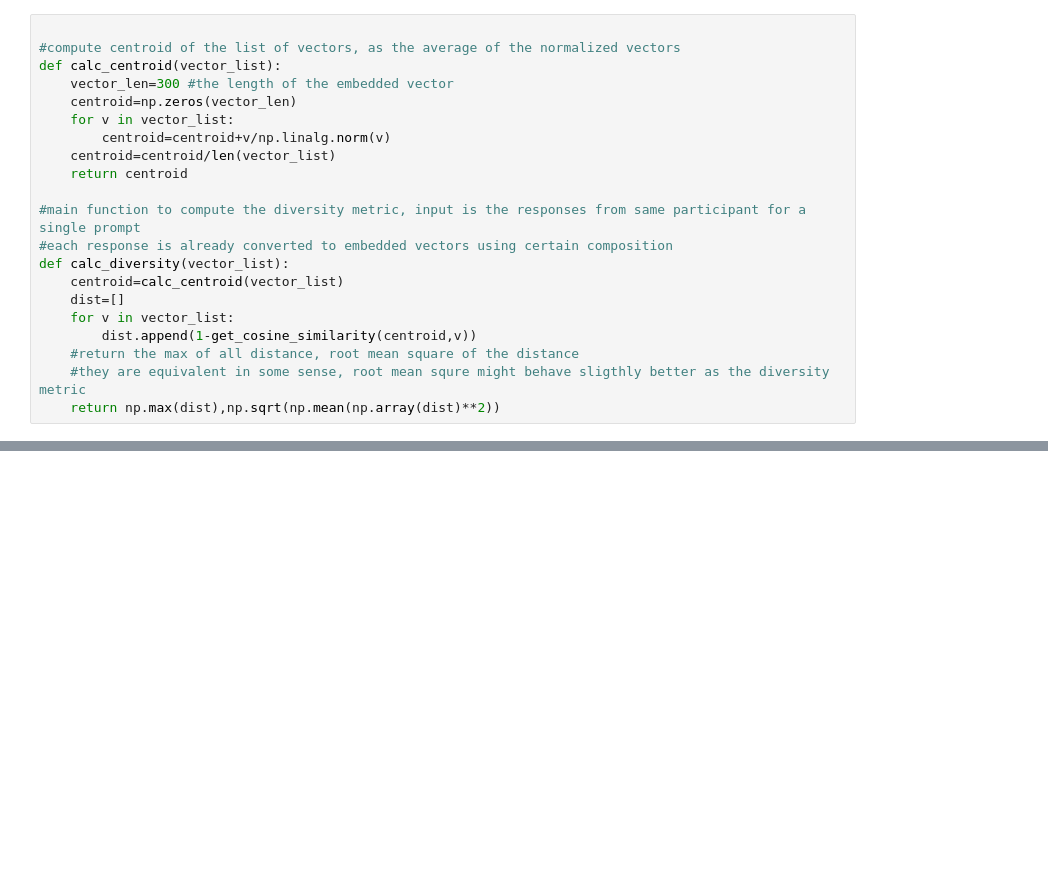
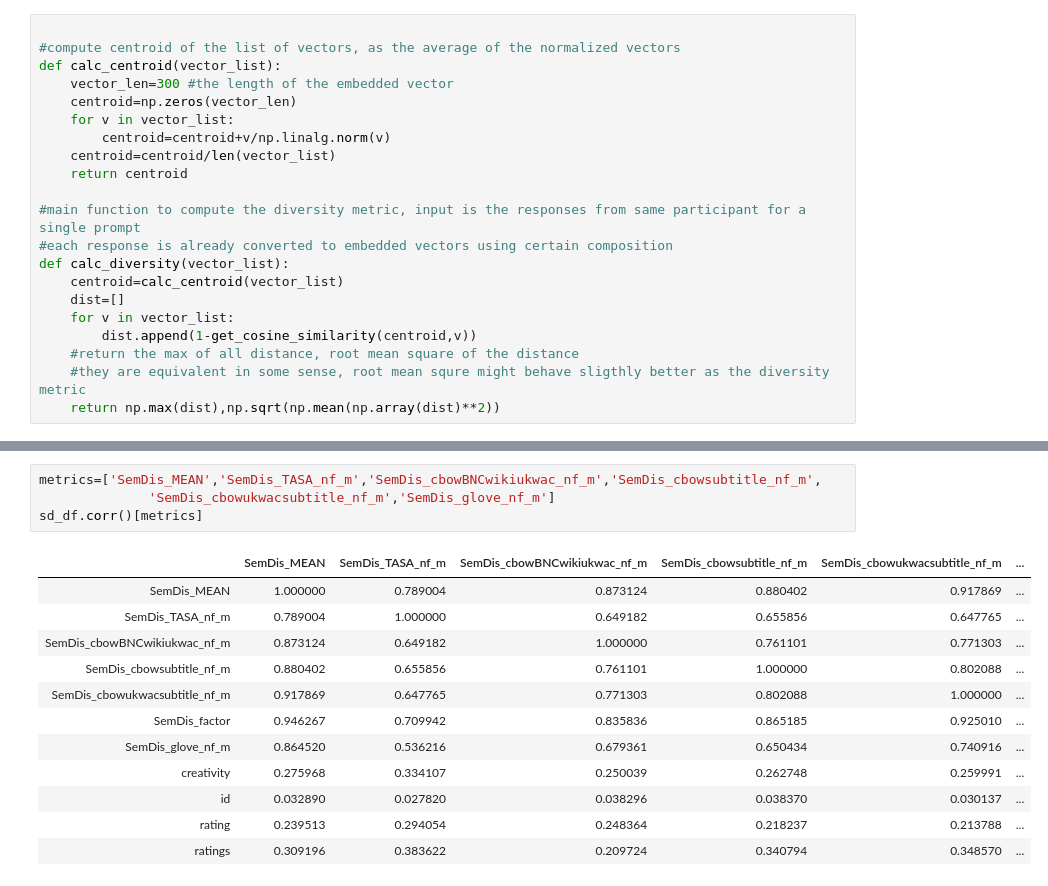
Before and after one commit to DijunQuant/AUT-Scoring, a Jupyter notebook: scripts/Sandbox.ipynb, the cells around one changed output, grey strips where cells are left out. Drawn from its saved outputs; the diff is of its cells as text; blank space fills up the shorter version.

```diff
--- a/scripts/Sandbox.ipynb
+++ b/scripts/Sandbox.ipynb
@@ -123,0 +232,17 @@ def calc_diversity(vector_list):
+# %%
+metrics=['SemDis_MEAN','SemDis_TASA_nf_m','SemDis_cbowBNCwikiukwac_nf_m','SemDis_cbowsubtitle_nf_m',
+              'SemDis_cbowukwacsubtitle_nf_m','SemDis_glove_nf_m']
+sd_df.corr()[metrics]
+# %% [output]
+|  | SemDis_MEAN | SemDis_TASA_nf_m | SemDis_cbowBNCwikiukwac_nf_m | SemDis_cbowsubtitle_nf_m | SemDis_cbowukwacsubtitle_nf_m | ... |
+| SemDis_MEAN | 1.000000 | 0.789004 | 0.873124 | 0.880402 | 0.917869 | ... |
+| SemDis_TASA_nf_m | 0.789004 | 1.000000 | 0.649182 | 0.655856 | 0.647765 | ... |
+| SemDis_cbowBNCwikiukwac_nf_m | 0.873124 | 0.649182 | 1.000000 | 0.761101 | 0.771303 | ... |
+| SemDis_cbowsubtitle_nf_m | 0.880402 | 0.655856 | 0.761101 | 1.000000 | 0.802088 | ... |
+| SemDis_cbowukwacsubtitle_nf_m | 0.917869 | 0.647765 | 0.771303 | 0.802088 | 1.000000 | ... |
+| SemDis_factor | 0.946267 | 0.709942 | 0.835836 | 0.865185 | 0.925010 | ... |
+| SemDis_glove_nf_m | 0.864520 | 0.536216 | 0.679361 | 0.650434 | 0.740916 | ... |
+| creativity | 0.275968 | 0.334107 | 0.250039 | 0.262748 | 0.259991 | ... |
+| id | 0.032890 | 0.027820 | 0.038296 | 0.038370 | 0.030137 | ... |
+| rating | 0.239513 | 0.294054 | 0.248364 | 0.218237 | 0.213788 | ... |
+| ratings | 0.309196 | 0.383622 | 0.209724 | 0.340794 | 0.348570 | ... |
```
Also changed, not shown: parts of 25 cells of this notebook.
